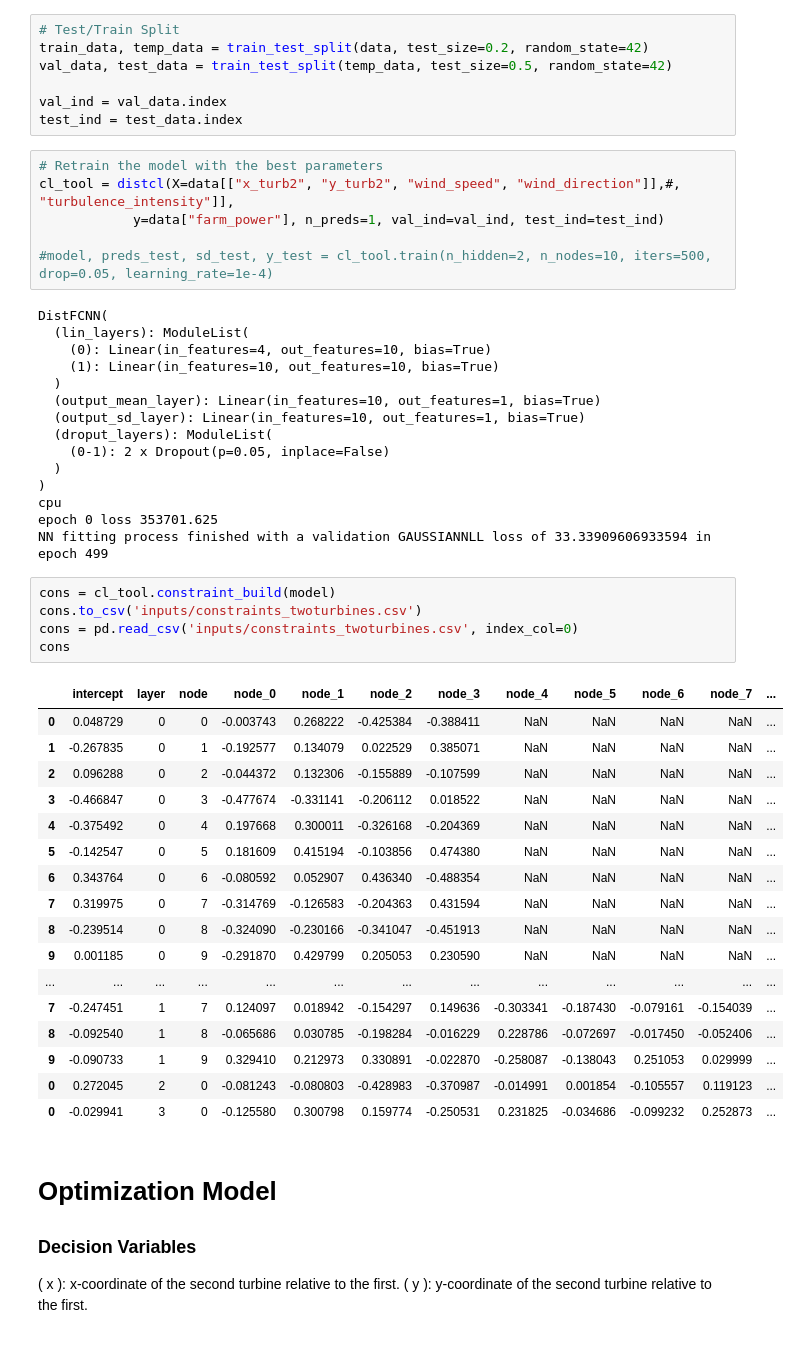
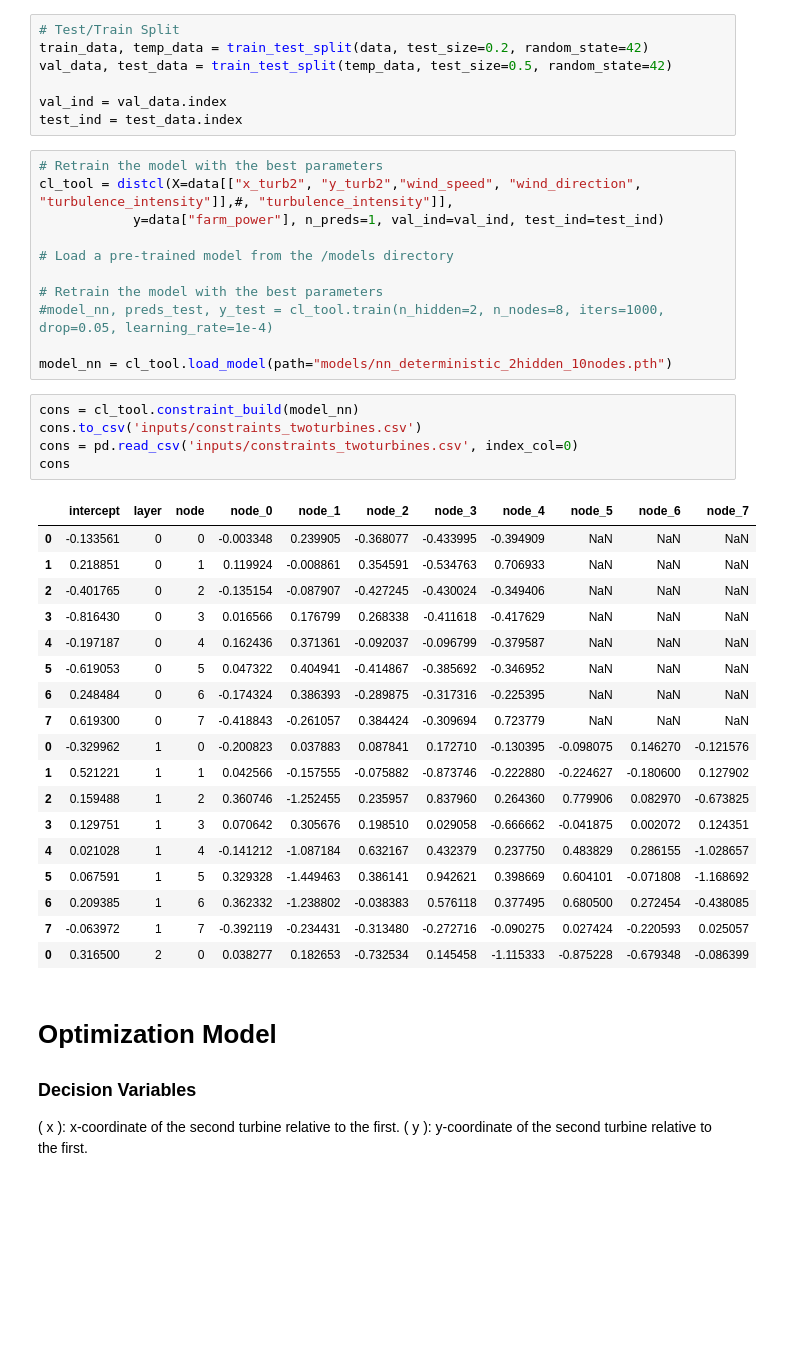
Before and after one commit to schmeti/uc3m_TFM_wind_farm_optimization_codebase, a Jupyter notebook: Windfarm_power_modelling/0_two_turbine_problem_constrLearn_determin.ipynb, the cells around one changed output. Saved outputs shown, nothing was run; the diff lists cells and outputs as text; blank space fills up the shorter version.

Commit message:
fix deterministic optimization with new nn set up

```diff
--- a/Windfarm_power_modelling/0_two_turbine_problem_constrLearn_determin.ipynb
+++ b/Windfarm_power_modelling/0_two_turbine_problem_constrLearn_determin.ipynb
@@ -42,48 +49,39 @@ val_ind = val_data.index
 test_ind = test_data.index
 # %%
 # Retrain the model with the best parameters
-cl_tool = distcl(X=data[["x_turb2", "y_turb2", "wind_speed", "wind_direction"]],#, "turbulence_intensity"]],
+cl_tool = distcl(X=data[["x_turb2", "y_turb2","wind_speed", "wind_direction", "turbulence_intensity"]],#, "turbulence_intensity"]],
             y=data["farm_power"], n_preds=1, val_ind=val_ind, test_ind=test_ind)
 
-#model, preds_test, sd_test, y_test = cl_tool.train(n_hidden=2, n_nodes=10, iters=500, drop=0.05, learning_rate=1e-4)
+# Load a pre-trained model from the /models directory
+
+# Retrain the model with the best parameters
+#model_nn, preds_test, y_test = cl_tool.train(n_hidden=2, n_nodes=8, iters=1000, drop=0.05, learning_rate=1e-4)
+
+model_nn = cl_tool.load_model(path="models/nn_deterministic_2hidden_10nodes.pth")
-# %% [output]
-DistFCNN(
-  (lin_layers): ModuleList(
-    (0): Linear(in_features=4, out_features=10, bias=True)
-    (1): Linear(in_features=10, out_features=10, bias=True)
-  )
-  (output_mean_layer): Linear(in_features=10, out_features=1, bias=True)
-  (output_sd_layer): Linear(in_features=10, out_features=1, bias=True)
-  (droput_layers): ModuleList(
-    (0-1): 2 x Dropout(p=0.05, inplace=False)
-  )
-)
-cpu
-epoch 0 loss 353701.625
-NN fitting process finished with a validation GAUSSIANNLL loss of 33.33909606933594 in epoch 499
 # %%
-cons = cl_tool.constraint_build(model)
+cons = cl_tool.constraint_build(model_nn)
 cons.to_csv('inputs/constraints_twoturbines.csv')
 cons = pd.read_csv('inputs/constraints_twoturbines.csv', index_col=0)
 cons
 # %% [output]
-|  | intercept | layer | node | node_0 | node_1 | node_2 | node_3 | node_4 | node_5 | node_6 | node_7 | ... |
-| 0 | 0.048729 | 0 | 0 | -0.003743 | 0.268222 | -0.425384 | -0.388411 | NaN | NaN | NaN | NaN | ... |
-| 1 | -0.267835 | 0 | 1 | -0.192577 | 0.134079 | 0.022529 | 0.385071 | NaN | NaN | NaN | NaN | ... |
-| 2 | 0.096288 | 0 | 2 | -0.044372 | 0.132306 | -0.155889 | -0.107599 | NaN | NaN | NaN | NaN | ... |
-| 3 | -0.466847 | 0 | 3 | -0.477674 | -0.331141 | -0.206112 | 0.018522 | NaN | NaN | NaN | NaN | ... |
-| 4 | -0.375492 | 0 | 4 | 0.197668 | 0.300011 | -0.326168 | -0.204369 | NaN | NaN | NaN | NaN | ... |
-| 5 | -0.142547 | 0 | 5 | 0.181609 | 0.415194 | -0.103856 | 0.474380 | NaN | NaN | NaN | NaN | ... |
-| 6 | 0.343764 | 0 | 6 | -0.080592 | 0.052907 | 0.436340 | -0.488354 | NaN | NaN | NaN | NaN | ... |
-| 7 | 0.319975 | 0 | 7 | -0.314769 | -0.126583 | -0.204363 | 0.431594 | NaN | NaN | NaN | NaN | ... |
-| 8 | -0.239514 | 0 | 8 | -0.324090 | -0.230166 | -0.341047 | -0.451913 | NaN | NaN | NaN | NaN | ... |
-| 9 | 0.001185 | 0 | 9 | -0.291870 | 0.429799 | 0.205053 | 0.230590 | NaN | NaN | NaN | NaN | ... |
-| ... | ... | ... | ... | ... | ... | ... | ... | ... | ... | ... | ... | ... |
-| 7 | -0.247451 | 1 | 7 | 0.124097 | 0.018942 | -0.154297 | 0.149636 | -0.303341 | -0.187430 | -0.079161 | -0.154039 | ... |
-| 8 | -0.092540 | 1 | 8 | -0.065686 | 0.030785 | -0.198284 | -0.016229 | 0.228786 | -0.072697 | -0.017450 | -0.052406 | ... |
-| 9 | -0.090733 | 1 | 9 | 0.329410 | 0.212973 | 0.330891 | -0.022870 | -0.258087 | -0.138043 | 0.251053 | 0.029999 | ... |
-| 0 | 0.272045 | 2 | 0 | -0.081243 | -0.080803 | -0.428983 | -0.370987 | -0.014991 | 0.001854 | -0.105557 | 0.119123 | ... |
-| 0 | -0.029941 | 3 | 0 | -0.125580 | 0.300798 | 0.159774 | -0.250531 | 0.231825 | -0.034686 | -0.099232 | 0.252873 | ... |
+|  | intercept | layer | node | node_0 | node_1 | node_2 | node_3 | node_4 | node_5 | node_6 | node_7 |
+| 0 | -0.133561 | 0 | 0 | -0.003348 | 0.239905 | -0.368077 | -0.433995 | -0.394909 | NaN | NaN | NaN |
+| 1 | 0.218851 | 0 | 1 | 0.119924 | -0.008861 | 0.354591 | -0.534763 | 0.706933 | NaN | NaN | NaN |
+| 2 | -0.401765 | 0 | 2 | -0.135154 | -0.087907 | -0.427245 | -0.430024 | -0.349406 | NaN | NaN | NaN |
+| 3 | -0.816430 | 0 | 3 | 0.016566 | 0.176799 | 0.268338 | -0.411618 | -0.417629 | NaN | NaN | NaN |
+| 4 | -0.197187 | 0 | 4 | 0.162436 | 0.371361 | -0.092037 | -0.096799 | -0.379587 | NaN | NaN | NaN |
+| 5 | -0.619053 | 0 | 5 | 0.047322 | 0.404941 | -0.414867 | -0.385692 | -0.346952 | NaN | NaN | NaN |
+| 6 | 0.248484 | 0 | 6 | -0.174324 | 0.386393 | -0.289875 | -0.317316 | -0.225395 | NaN | NaN | NaN |
+| 7 | 0.619300 | 0 | 7 | -0.418843 | -0.261057 | 0.384424 | -0.309694 | 0.723779 | NaN | NaN | NaN |
+| 0 | -0.329962 | 1 | 0 | -0.200823 | 0.037883 | 0.087841 | 0.172710 | -0.130395 | -0.098075 | 0.146270 | -0.121576 |
+| 1 | 0.521221 | 1 | 1 | 0.042566 | -0.157555 | -0.075882 | -0.873746 | -0.222880 | -0.224627 | -0.180600 | 0.127902 |
+| 2 | 0.159488 | 1 | 2 | 0.360746 | -1.252455 | 0.235957 | 0.837960 | 0.264360 | 0.779906 | 0.082970 | -0.673825 |
+| 3 | 0.129751 | 1 | 3 | 0.070642 | 0.305676 | 0.198510 | 0.029058 | -0.666662 | -0.041875 | 0.002072 | 0.124351 |
+| 4 | 0.021028 | 1 | 4 | -0.141212 | -1.087184 | 0.632167 | 0.432379 | 0.237750 | 0.483829 | 0.286155 | -1.028657 |
+| 5 | 0.067591 | 1 | 5 | 0.329328 | -1.449463 | 0.386141 | 0.942621 | 0.398669 | 0.604101 | -0.071808 | -1.168692 |
+| 6 | 0.209385 | 1 | 6 | 0.362332 | -1.238802 | -0.038383 | 0.576118 | 0.377495 | 0.680500 | 0.272454 | -0.438085 |
+| 7 | -0.063972 | 1 | 7 | -0.392119 | -0.234431 | -0.313480 | -0.272716 | -0.090275 | 0.027424 | -0.220593 | 0.025057 |
+| 0 | 0.316500 | 2 | 0 | 0.038277 | 0.182653 | -0.732534 | 0.145458 | -1.115333 | -0.875228 | -0.679348 | -0.086399 |
 # %% [markdown]
 # Optimization Model
 
```
Also changed, not shown: parts of 8 cells of this notebook, 7 other files.
